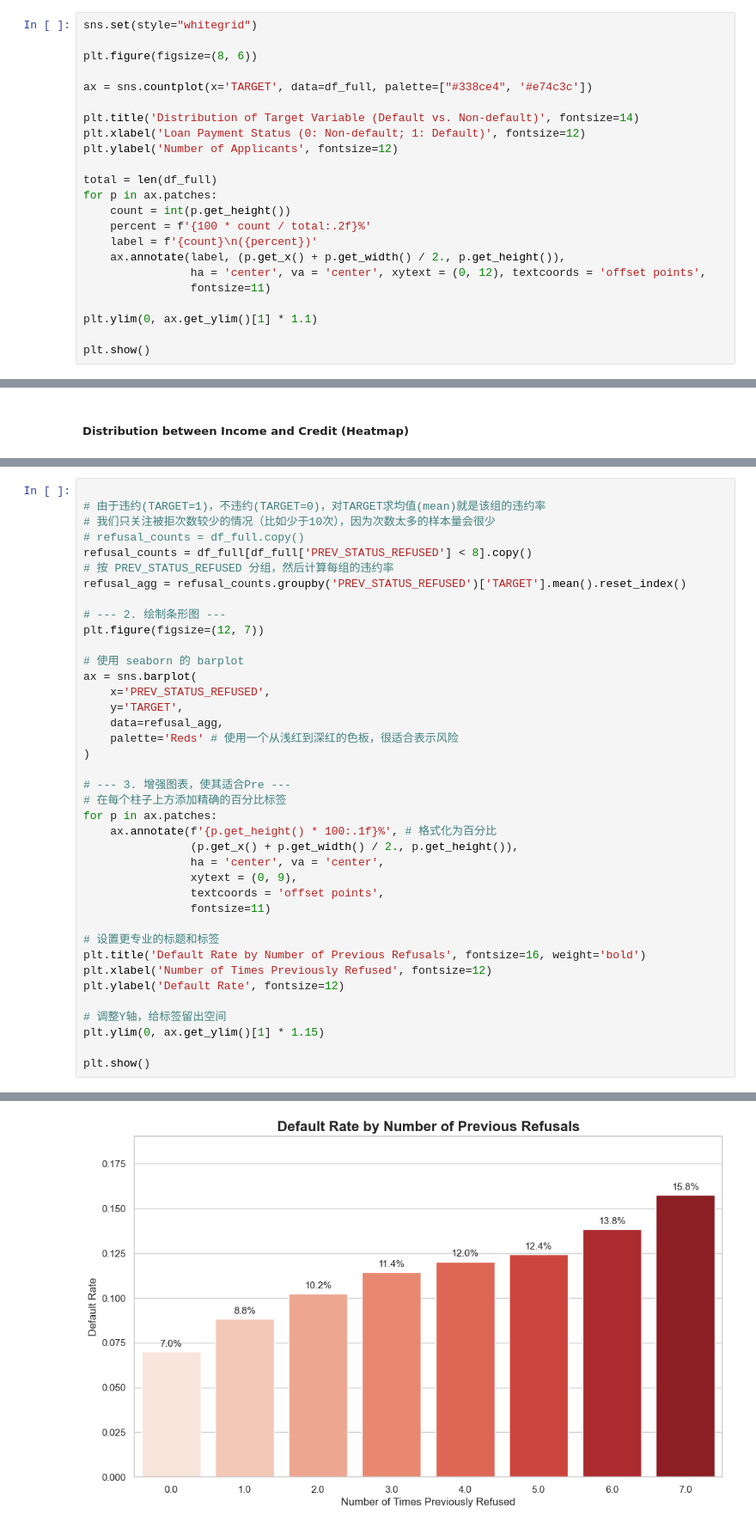
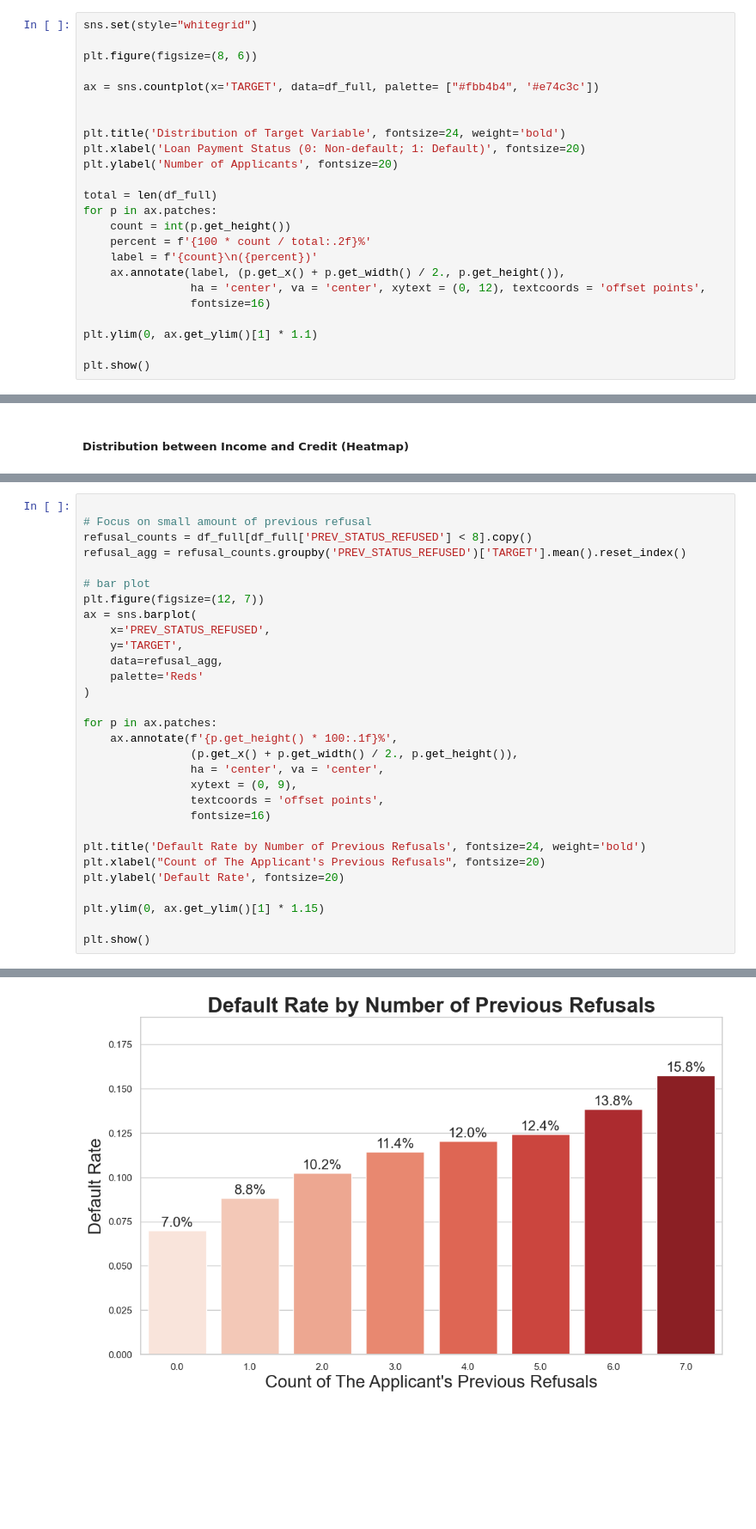
Before and after one commit to mandypeng-brown/data1030-project-credit-risk, a Jupyter notebook: notebook/EDA.ipynb, the cells around one changed output, grey strips where cells are left out. Shown at 86% size. Saved outputs shown, nothing was run; the diff lists cells and outputs as text; blank space fills up the shorter version.

```diff
--- a/notebook/EDA.ipynb
+++ b/notebook/EDA.ipynb
@@ -194,11 +194,12 @@ sns.set(style="whitegrid")
 
 plt.figure(figsize=(8, 6))
 
-ax = sns.countplot(x='TARGET', data=df_full, palette=["#338ce4", '#e74c3c'])
+ax = sns.countplot(x='TARGET', data=df_full, palette= ["#fbb4b4", '#e74c3c'])
 
-plt.title('Distribution of Target Variable (Default vs. Non-default)', fontsize=14)
-plt.xlabel('Loan Payment Status (0: Non-default; 1: Default)', fontsize=12)
-plt.ylabel('Number of Applicants', fontsize=12)
+
+plt.title('Distribution of Target Variable', fontsize=24, weight='bold')
+plt.xlabel('Loan Payment Status (0: Non-default; 1: Default)', fontsize=20)
+plt.ylabel('Number of Applicants', fontsize=20)
 
 total = len(df_full)
 for p in ax.patches:
@@ -207,7 +208,7 @@ for p in ax.patches:
     label = f'{count}\n({percent})'
     ax.annotate(label, (p.get_x() + p.get_width() / 2., p.get_height()),
                 ha = 'center', va = 'center', xytext = (0, 12), textcoords = 'offset points',
-                fontsize=11)
+                fontsize=16)
 
 plt.ylim(0, ax.get_ylim()[1] * 1.1)
 
@@ -345,47 +385,38 @@ Removed 15 outliers.
 # %%
 
-# 由于违约(TARGET=1)，不违约(TARGET=0)，对TARGET求均值(mean)就是该组的违约率
-# 我们只关注被拒次数较少的情况（比如少于10次），因为次数太多的样本量会很少
-# refusal_counts = df_full.copy()
+# Focus on small amount of previous refusal
 refusal_counts = df_full[df_full['PREV_STATUS_REFUSED'] < 8].copy()
-# 按 PREV_STATUS_REFUSED 分组，然后计算每组的违约率
 refusal_agg = refusal_counts.groupby('PREV_STATUS_REFUSED')['TARGET'].mean().reset_index()
 
-# --- 2. 绘制条形图 ---
+# bar plot
 plt.figure(figsize=(12, 7))
-
-# 使用 seaborn 的 barplot
 ax = sns.barplot(
     x='PREV_STATUS_REFUSED',
     y='TARGET',
     data=refusal_agg,
-    palette='Reds' # 使用一个从浅红到深红的色板，很适合表示风险
+    palette='Reds'
 )
 
-# --- 3. 增强图表，使其适合Pre ---
-# 在每个柱子上方添加精确的百分比标签
 for p in ax.patches:
-    ax.annotate(f'{p.get_height() * 100:.1f}%', # 格式化为百分比
+    ax.annotate(f'{p.get_height() * 100:.1f}%',
                 (p.get_x() + p.get_width() / 2., p.get_height()),
                 ha = 'center', va = 'center',
                 xytext = (0, 9),
                 textcoords = 'offset points',
-                fontsize=11)
+                fontsize=16)
 
-# 设置更专业的标题和标签
-plt.title('Default Rate by Number of Previous Refusals', fontsize=16, weight='bold')
-plt.xlabel('Number of Times Previously Refused', fontsize=12)
-plt.ylabel('Default Rate', fontsize=12)
+plt.title('Default Rate by Number of Previous Refusals', fontsize=24, weight='bold')
+plt.xlabel("Count of The Applicant's Previous Refusals", fontsize=20)
+plt.ylabel('Default Rate', fontsize=20)
 
-# 调整Y轴，给标签留出空间
 plt.ylim(0, ax.get_ylim()[1] * 1.15)
 
 plt.show()
 # %% [output]
 Passing `palette` without assigning `hue` is deprecated and will be removed in v0.14.0. Assign the `x` variable to `hue` and set `legend=False` for the same effect.
 
   ax = sns.barplot(
-[figure, old version]
+[figure, new version]
 # %%
 df_plot = df_full[df_full['PREV_STATUS_REFUSED'] < 8].copy()
 
```
Also changed, not shown: parts of 18 cells of this notebook, 2 other files.
